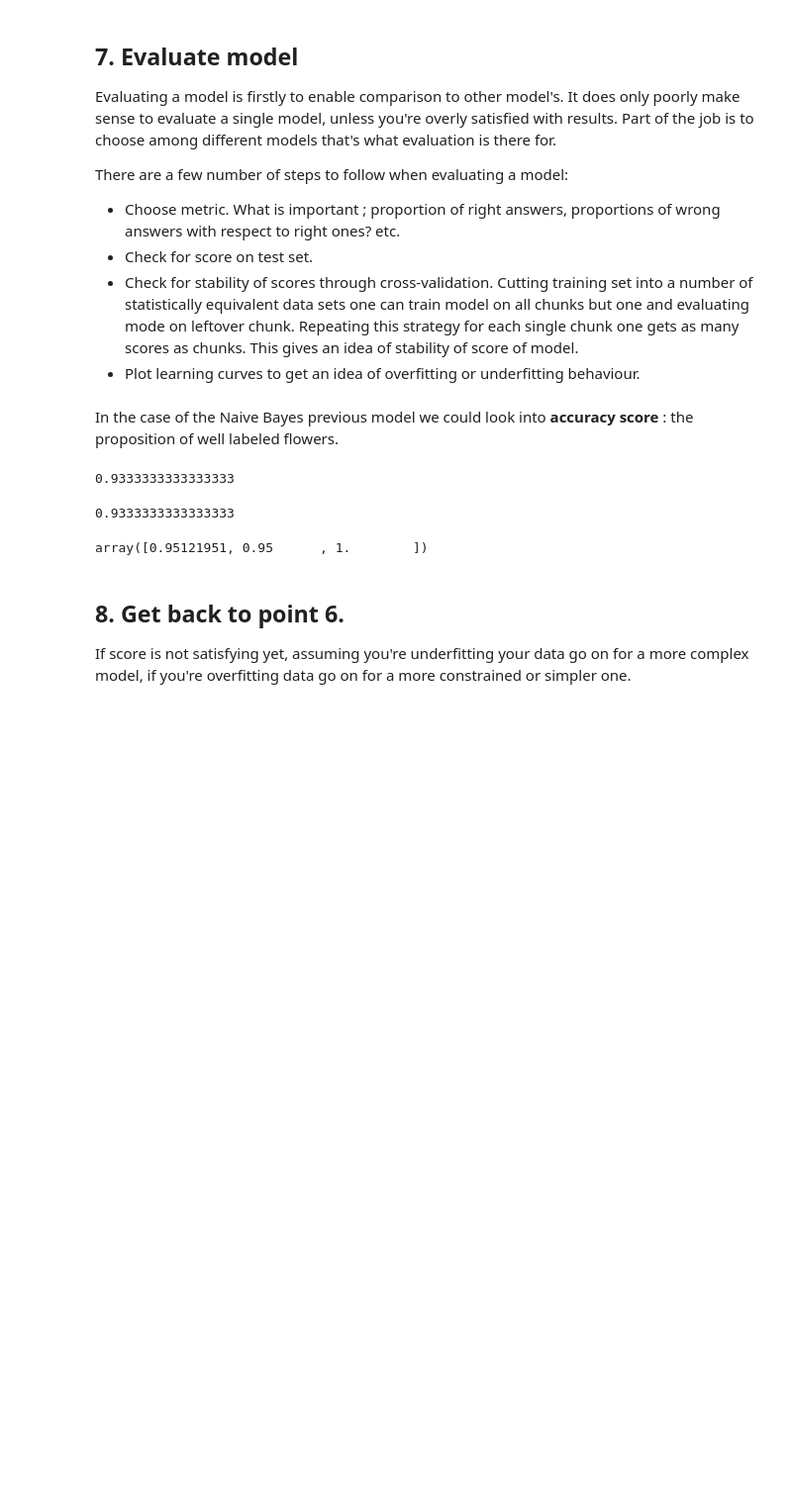
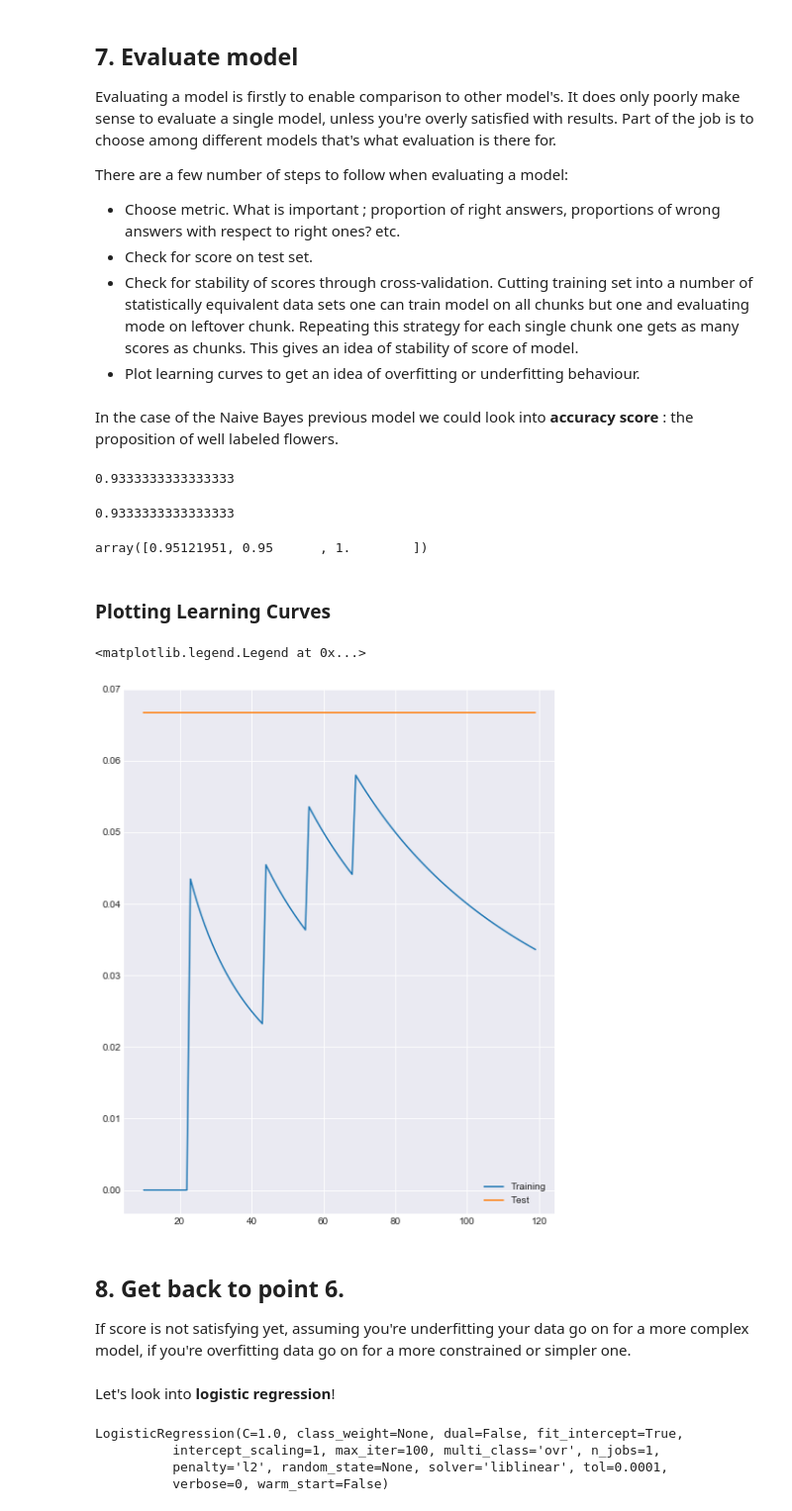
Before and after one commit to sneelapu77/IntroPyForDataScience, a Jupyter notebook: The iris dataset.ipynb, the cells around one changed output. Shown at 99% size. Drawn from its saved outputs; the diff is of its cells as text; code cells hidden in the pictures; blank space fills up the shorter version.

```diff
--- a/The iris dataset.ipynb
+++ b/The iris dataset.ipynb
@@ -260,7 +260,32 @@ cross_val_score(gnb_clf, X_train, y_train, cv=3)
 array([0.95121951, 0.95      , 1.        ])
 # %%
 cross_val_score?
+# %% [markdown]
+### Plotting Learning Curves
+# %%
+def learning_curve(model, X, y, X_test, y_test, min_index=0):
+    max_index = X.shape[0]
+    indexes = np.arange(min_index, max_index)
+    scores_train, scores_test = [], []
+    for i in range(min_index, max_index):
+        X_i, y_i = X[:i], y[:i]
+        scores_train.append(accuracy_score(model.predict(X_i), y_i))
+        scores_test.append(accuracy_score(model.predict(X_test), y_test))
+    return indexes, scores_train, scores_test
+# %%
+indexes, scores_train, scores_test = learning_curve(gnb_clf, X_train, y_train,
+                                                   X_test, y_test, min_index=10)
+# %%
+fig, ax = plt.subplots(figsize=(8, 10))
+ax.plot(indexes, [1 - score for score in scores_train], label="Training")
+ax.plot(indexes, [1 - score for score in scores_test], label="Test")
+ax.legend()
+# %% [output]
+<matplotlib.legend.Legend at 0x...>
+[figure, added]
 # %% [markdown]
 ## 8. Get back to point 6.
 
 If score is not satisfying yet, assuming you're underfitting your data go on for a more complex model, if you're overfitting data go on for a more constrained or simpler one.
+# %% [markdown]
+Let's look into **logistic regression**!
@@ -266,0 +296,7 @@ If score is not satisfying yet, assuming you're underfitting your data go on for
+# %%
+log_clf.fit(X_train, y_train)
+# %% [output]
+LogisticRegression(C=1.0, class_weight=None, dual=False, fit_intercept=True,
+          intercept_scaling=1, max_iter=100, multi_class='ovr', n_jobs=1,
+          penalty='l2', random_state=None, solver='liblinear', tol=0.0001,
+          verbose=0, warm_start=False)
```
Also changed, not shown: parts of 4 cells of this notebook.
